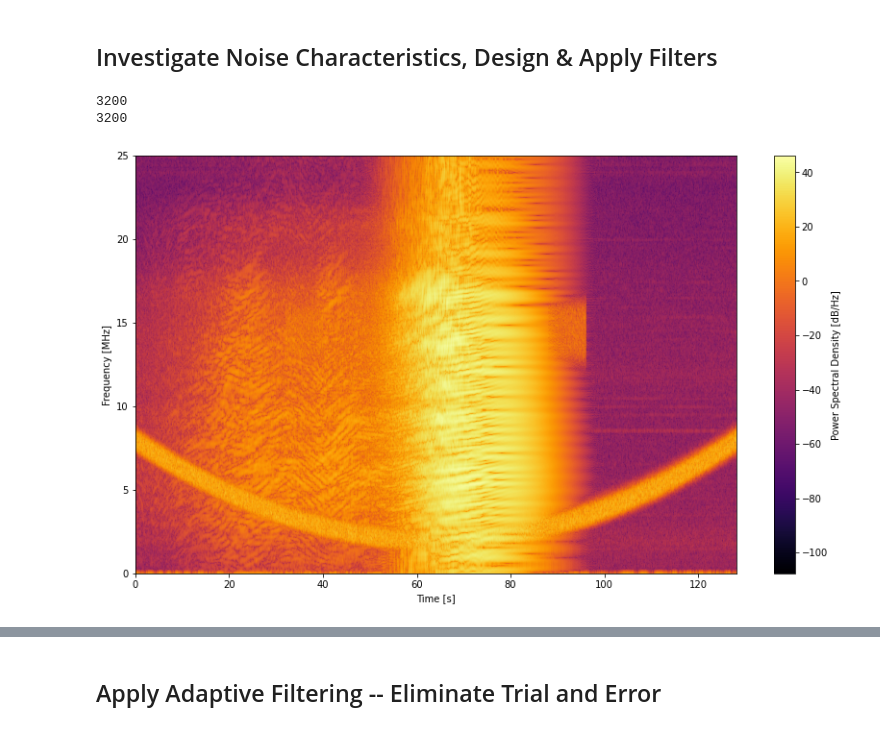
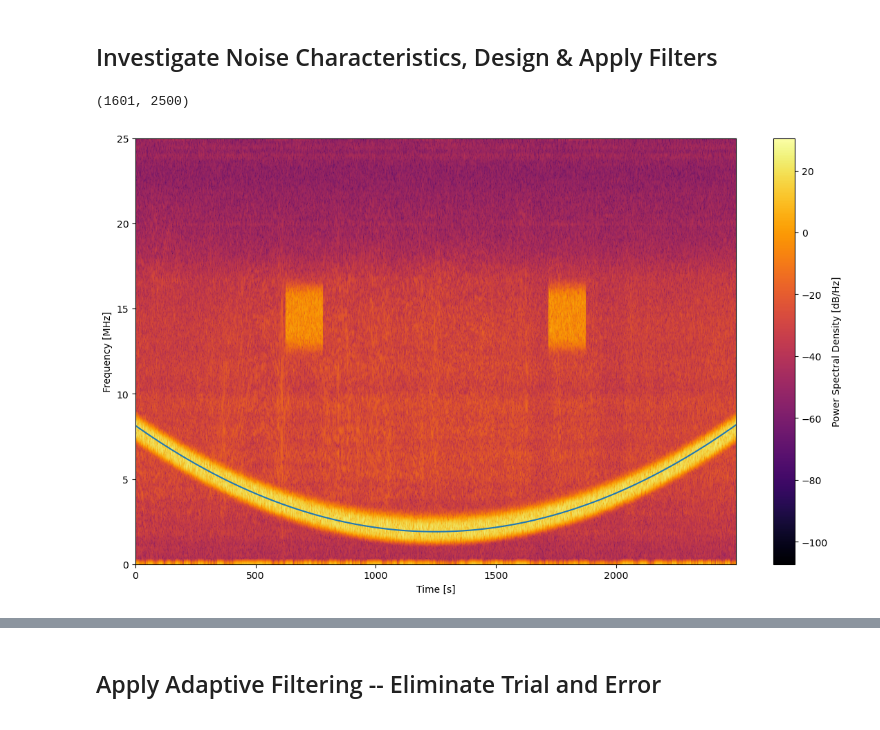
Before and after one commit to rohansanda/ee102b_radioglaciology, a Jupyter notebook: Clean Project Template.ipynb, the cells around one changed output, grey strips where cells are left out. Drawn from its saved outputs; the diff is of its cells as text; code cells hidden in the pictures.

Commit message:
added spectrogram function

```diff
--- a/Clean Project Template.ipynb
+++ b/Clean Project Template.ipynb
@@ -75,35 +84,63 @@ Hmmm. That didn't really do much. You'll have to get fancier and look at the noi
 ## Investigate Noise Characteristics, Design & Apply Filters
 # %%
 # look at noise characteristics (e.g. compute spectrogram) fill in TODOs in framework below
+# %%
+plot_spectrogram(signal=ds["data"].to_numpy(), window_type="chebwin", fs=ds.fs)
+# %% [output]
+(1601, 2500)
+[figure, added]
 # %%
-window = scipy.signal.gaussian(3200,90)
-#scipy.signal.kaiser(3200,150)
-#scipy.signal.chebwin(3200,4000)
 
-print(len(window))
-print(len(ds.fast_time))
-spectrogram_options = {
-    "fs": ds.fs,
+def plot_spectrogram(signal, window_type="hann", fs=None):
+    nfasttime = np.shape(signal)[0]
+    nslowtime = np.shape(signal)[1]
+
+    #scipy.signal.gaussian(3200,90)
+    #scipy.signal.kaiser(3200,150)
+    #scipy.signal.chebwin(3200,4000)
+
+    signal = signal.flatten()
+
+    if window_type == "hann":
+        window = scipy.signal.hann(3200)
+    elif window_type == "hamming":
+        window = scipy.signal.hamming(3200)
+    elif window_type == "hamm":
+        window = scipy.signal.hamm(3200)
+    elif window_type == "rect":
+        window = np.ones(3200)
+    elif window_type == "gaussian":
+        window = scipy.signal.gaussian(3200,90)
+    elif window_type == "kaiser":
+        window = scipy.signal.kaiser(3200,150)
+    elif window_type == "chebwin":
+        window = scipy.signal.chebwin(3200,4000)
+    else:
+        window = scipy.signal.hamming(3200)
+
+    spectrogram_options = {
+    "fs": fs,
     "window": window,
     "nperseg": len(ds.fast_time),
-    "noverlap": 1,
+    "noverlap": 0,
     "mode": "psd",
     "scaling": "density",
     "return_onesided": True
-}
-f, t, Sxx_test = scipy.signal.spectrogram(ds["data"].to_numpy().flatten(), **spectrogram_options)
+    }
 
-fig, ax = plt.subplots(1,1, figsize=(14, 8), facecolor='white')
-p = plt.pcolormesh(ds["slow_time"], f/1e6, 10*np.log10(np.abs(Sxx_test)), shading='gouraud', cmap='inferno')#, vmin=-40, vmax=10)
-clb = fig.colorbar(p, ax=ax)
-clb.set_label('Power Spectral Density [dB/Hz]')
-ax.set_xlabel('Time [s]')
-ax.set_ylabel('Frequency [MHz]')
-plt.show()
+    f, t, Sxx_test = scipy.signal.spectrogram(signal, **spectrogram_options)
+    print(np.shape(Sxx_test))
+    fig, ax = plt.subplots(1,1, figsize=(14, 8), facecolor='white')
+    p = plt.pcolormesh(np.arange(len(ds["slow_time"])), f/1e6, 10*np.log10(np.abs(Sxx_test)), shading='gouraud', cmap='inferno')#, vmin=-40, vmax=10)
+    #p = plt.pcolormesh(t, f/1e6, 10*np.log10(np.abs(Sxx_test)), shading='gouraud', cmap='inferno')#, vmin=-40, vmax=10)
+    x_pts = np.arange(2500)
+    c = plt.plot(x_pts, 0.000004*np.square(x_pts-1400)+0.00122*(x_pts-1400)+2)
+    clb = fig.colorbar(p, ax=ax)
+    clb.set_label('Power Spectral Density [dB/Hz]')
+    ax.set_xlabel('Time [s]')
+    ax.set_ylabel('Frequency [MHz]')
+    plt.show()
+    return
-# %% [output]
-3200
-3200
-[figure, removed]
 # %%
 # apply filters that address the noise you see in the radargram (see above for example filter application if needed)
 # use the visual quality of the radargram and the SNR as metrics for how well you are doing
```
Also changed, not shown: parts of 8 cells of this notebook, 1 other file.
